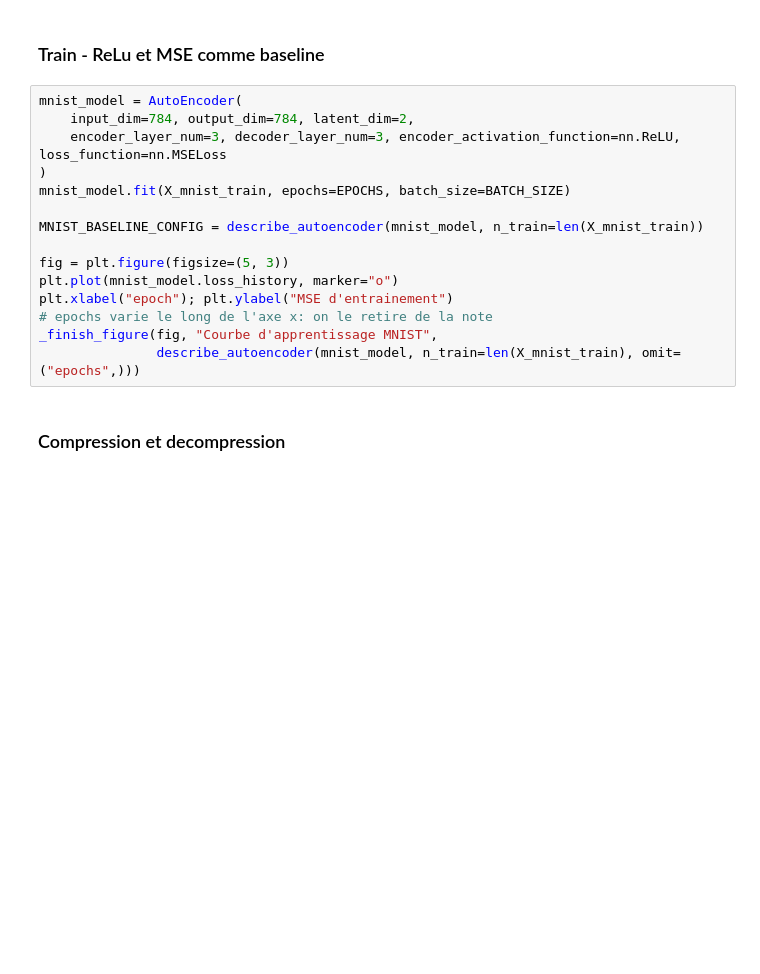
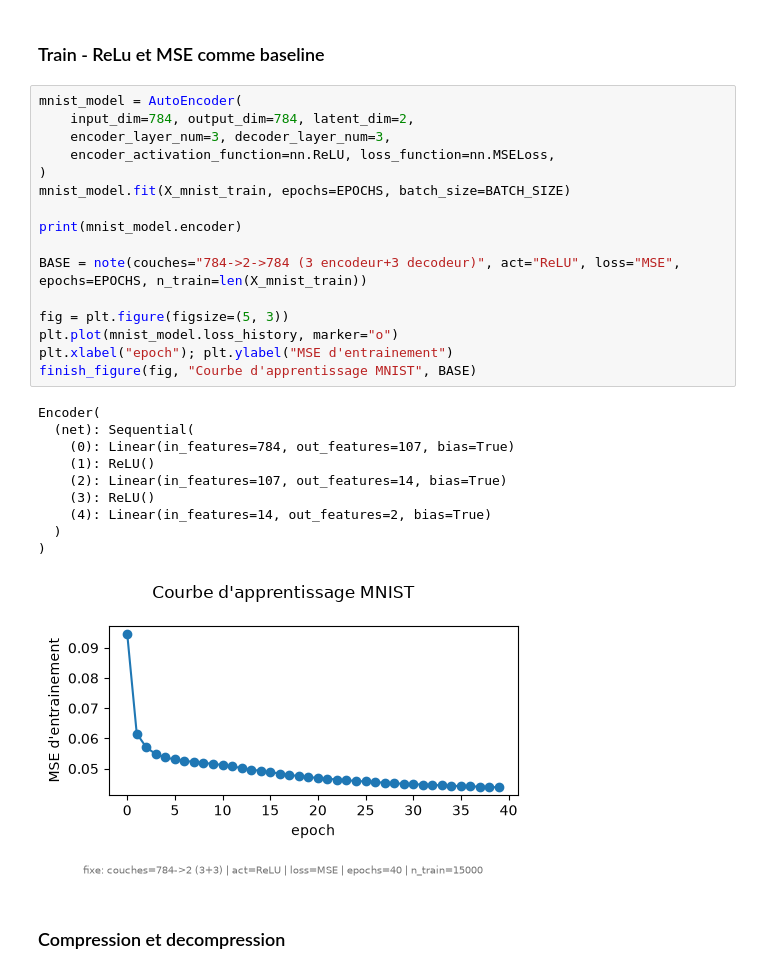
Before and after one commit to magicAyyub/unsupervised, a Jupyter notebook: notebooks/03_autoencoder.ipynb, the cells around one changed output. Saved outputs shown, nothing was run; the diff lists cells and outputs as text; blank space fills up the shorter version.

```diff
--- a/notebooks/03_autoencoder.ipynb
+++ b/notebooks/03_autoencoder.ipynb
@@ -96,18 +76,30 @@ print("train:", X_mnist_train.shape, "| eval:", X_mnist_eval.shape)
 # %%
 mnist_model = AutoEncoder(
     input_dim=784, output_dim=784, latent_dim=2,
-    encoder_layer_num=3, decoder_layer_num=3, encoder_activation_function=nn.ReLU, loss_function=nn.MSELoss
+    encoder_layer_num=3, decoder_layer_num=3,
+    encoder_activation_function=nn.ReLU, loss_function=nn.MSELoss,
 )
 mnist_model.fit(X_mnist_train, epochs=EPOCHS, batch_size=BATCH_SIZE)
 
-MNIST_BASELINE_CONFIG = describe_autoencoder(mnist_model, n_train=len(X_mnist_train))
+print(mnist_model.encoder)
+
+BASE = note(couches="784->2->784 (3 encodeur+3 decodeur)", act="ReLU", loss="MSE", epochs=EPOCHS, n_train=len(X_mnist_train))
 
 fig = plt.figure(figsize=(5, 3))
 plt.plot(mnist_model.loss_history, marker="o")
 plt.xlabel("epoch"); plt.ylabel("MSE d'entrainement")
-# epochs varie le long de l'axe x: on le retire de la note
-_finish_figure(fig, "Courbe d'apprentissage MNIST",
-               describe_autoencoder(mnist_model, n_train=len(X_mnist_train), omit=("epochs",)))
+finish_figure(fig, "Courbe d'apprentissage MNIST", BASE)
+# %% [output]
+Encoder(
+  (net): Sequential(
+    (0): Linear(in_features=784, out_features=107, bias=True)
+    (1): ReLU()
+    (2): Linear(in_features=107, out_features=14, bias=True)
+    (3): ReLU()
+    (4): Linear(in_features=14, out_features=2, bias=True)
+  )
+)
+[figure, added]
 # %% [markdown]
 ### Compression et decompression
 # %%
```
Also changed, not shown: parts of 28 cells of this notebook, 3 other files.
